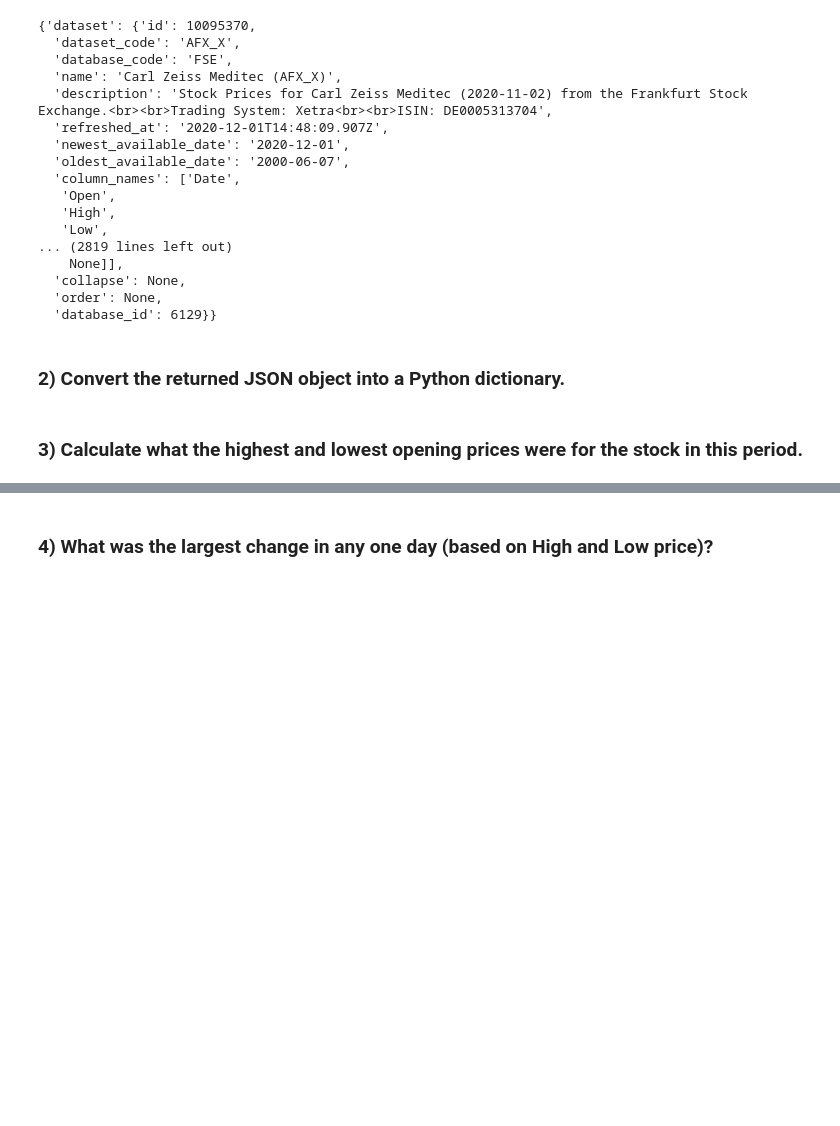
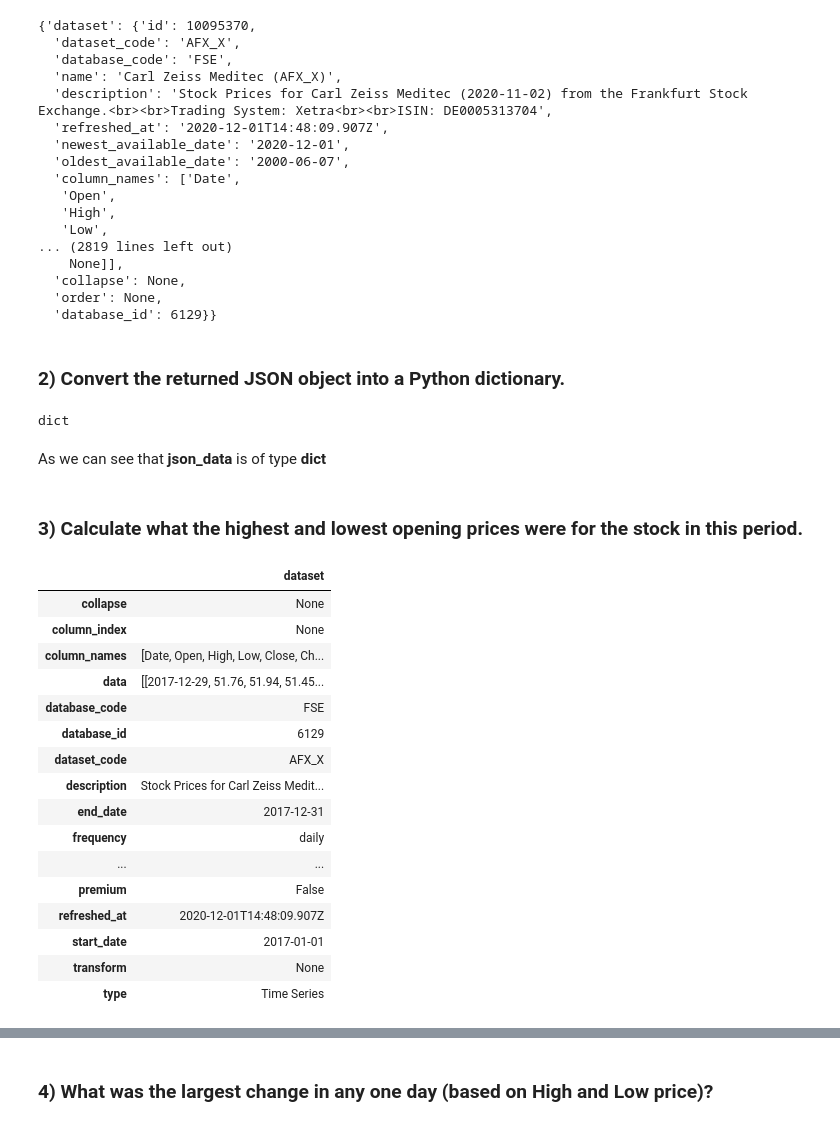
Before and after one commit to sabheen9/API_MINI_PROJECT, a Jupyter notebook: API.ipynb, the cells around one changed output, grey strips where cells are left out. Saved outputs shown, nothing was run; the diff lists cells and outputs as text; code cells hidden in the pictures; blank space fills up the shorter version.

```diff
--- a/API.ipynb
+++ b/API.ipynb
@@ -118,5 +119,32 @@ json_data
   'database_id': 6129}}
 # %% [markdown]
 ### **2)** Convert the returned JSON object into a Python dictionary.
+# %%
+type(json_to_dict2017)
+# %% [output]
+dict
+# %% [markdown]
+As we can see that **json_data** is of type **dict**
 # %% [markdown]
 ### **3)** Calculate what the highest and lowest opening prices were for the stock in this period.
+# %%
+df=pd.DataFrame.from_dict(json_to_dict2017)
+df
+# %% [output]
+|  | dataset |
+| collapse | None |
+| column_index | None |
+| column_names | [Date, Open, High, Low, Close, Ch... |
+| data | [[2017-12-29, 51.76, 51.94, 51.45... |
+| database_code | FSE |
+| database_id | 6129 |
+| dataset_code | AFX_X |
+| description | Stock Prices for Carl Zeiss Medit... |
+| end_date | 2017-12-31 |
+| frequency | daily |
+| ... | ... |
+| premium | False |
+| refreshed_at | 2020-12-01T14:48:09.907Z |
+| start_date | 2017-01-01 |
+| transform | None |
+| type | Time Series |
```
Also changed, not shown: parts of 17 cells of this notebook.
